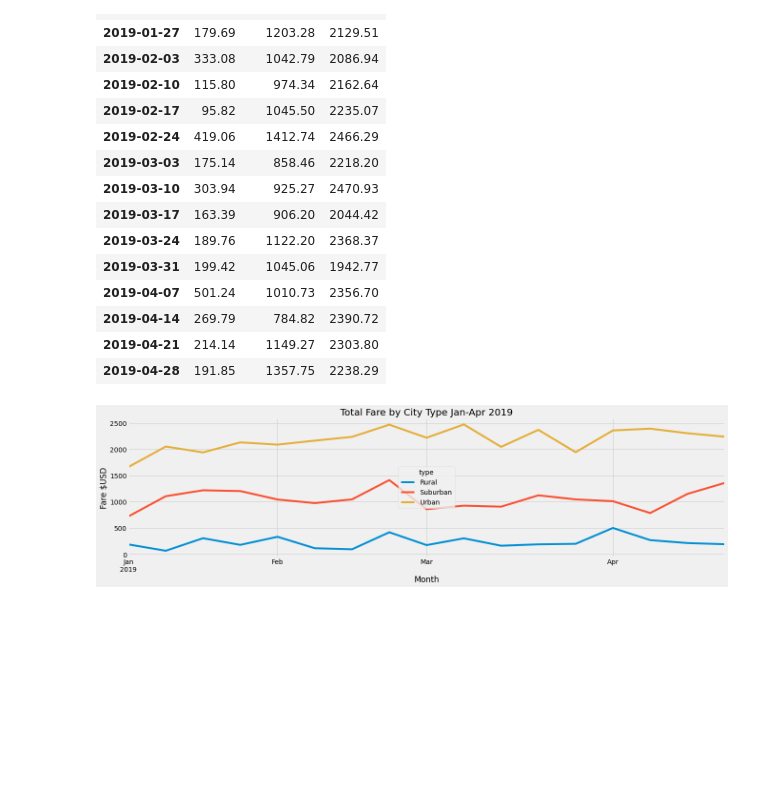
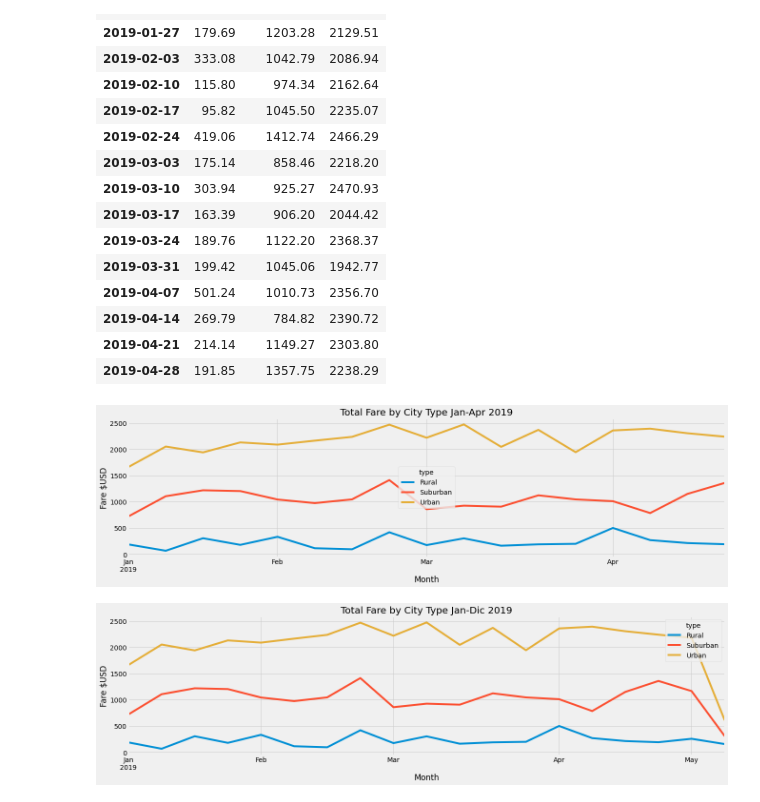
Before and after one commit to GDIAZ1106/Module_5_Challenge, a Jupyter notebook: PyBer_Challenge.ipynb, the cells around one changed output. Saved outputs shown, nothing was run; the diff lists cells and outputs as text; code cells hidden in the pictures; blank space fills up the shorter version.

Commit message:
Challenge 5 - Readme file commit

```diff
--- a/PyBer_Challenge.ipynb
+++ b/PyBer_Challenge.ipynb
@@ -288,3 +288,15 @@ ax.set_ylabel('Fare $USD')
 plt.savefig("Resources/Challenge_fig.png")
 # %% [output]
 [figure]
+# %%
+# 9. Additional Chart for analysis.
+fares_jan_dic = sum_fare_by_type_pivot.loc['2019-01-01':'2019-12-31']
+fares_jan_dic.index = pd.to_datetime(fares_jan_dic.index)
+weekly_fares_annual_df = fares_jan_dic.resample("W").sum()
+ax = weekly_fares_annual_df.plot(figsize = (20, 5))
+ax.set_title("Total Fare by City Type Jan-Dic 2019")
+ax.set_xlabel('Month')
+ax.set_ylabel('Fare $USD')
+plt.savefig("Resources/Challenge_fig2.png")
+# %% [output]
+[figure, added]
```
Also changed, not shown: 3 other files.
